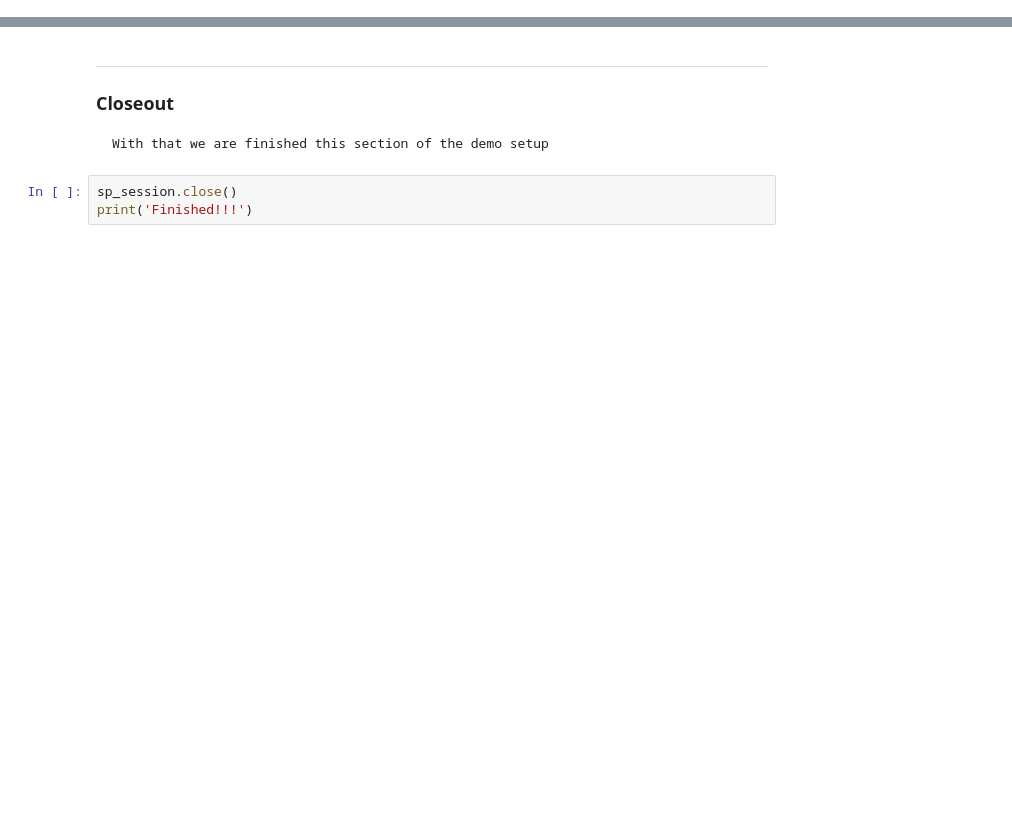
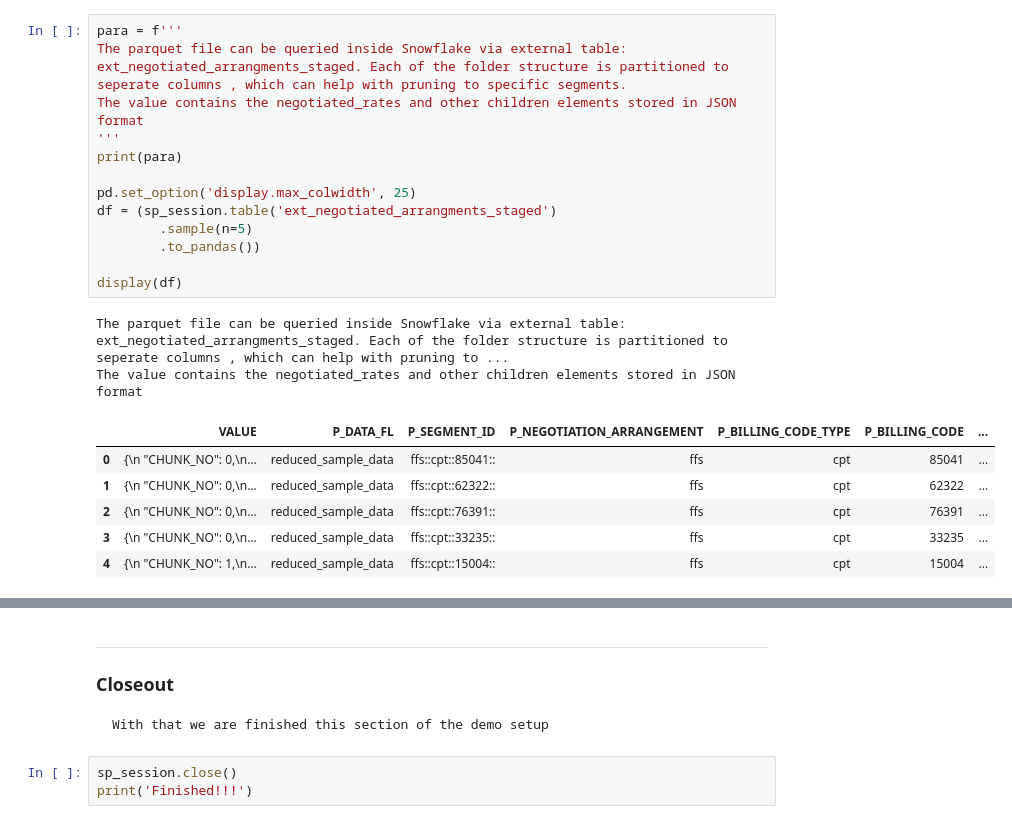
Before and after one commit to Snowflake-Labs/CMSgov-pricing-transparency, a Jupyter notebook: src/notebook/Load_segments.ipynb, the cells around one changed output, grey strips where cells are left out. Saved outputs shown, nothing was run; the diff lists cells and outputs as text; blank space fills up the shorter version.

```diff
--- a/src/notebook/Load_segments.ipynb
+++ b/src/notebook/Load_segments.ipynb
@@ -98,0 +181,22 @@ Sample inference execution
+# %%
+para = f'''
+The parquet file can be queried inside Snowflake via external table: ext_negotiated_arrangments_staged. Each of the folder structure is partitioned to seperate columns , which can help with pruning to specific segments.
+The value contains the negotiated_rates and other children elements stored in JSON format
+'''
+print(para)
+
+pd.set_option('display.max_colwidth', 25)
+df = (sp_session.table('ext_negotiated_arrangments_staged')
+        .sample(n=5)
+        .to_pandas())
+
+display(df)
+# %% [output]
+The parquet file can be queried inside Snowflake via external table: ext_negotiated_arrangments_staged. Each of the folder structure is partitioned to seperate columns , which can help with pruning to ...
+The value contains the negotiated_rates and other children elements stored in JSON format
+|  | VALUE | P_DATA_FL | P_SEGMENT_ID | P_NEGOTIATION_ARRANGEMENT | P_BILLING_CODE_TYPE | P_BILLING_CODE | ... |
+| 0 | {\n "CHUNK_NO": 0,\n... | reduced_sample_data | ffs::cpt::85041:: | ffs | cpt | 85041 | ... |
+| 1 | {\n "CHUNK_NO": 0,\n... | reduced_sample_data | ffs::cpt::62322:: | ffs | cpt | 62322 | ... |
+| 2 | {\n "CHUNK_NO": 0,\n... | reduced_sample_data | ffs::cpt::76391:: | ffs | cpt | 76391 | ... |
+| 3 | {\n "CHUNK_NO": 0,\n... | reduced_sample_data | ffs::cpt::33235:: | ffs | cpt | 33235 | ... |
+| 4 | {\n "CHUNK_NO": 1,\n... | reduced_sample_data | ffs::cpt::15004:: | ffs | cpt | 15004 | ... |
```
Also changed, not shown: parts of 12 cells of this notebook.
